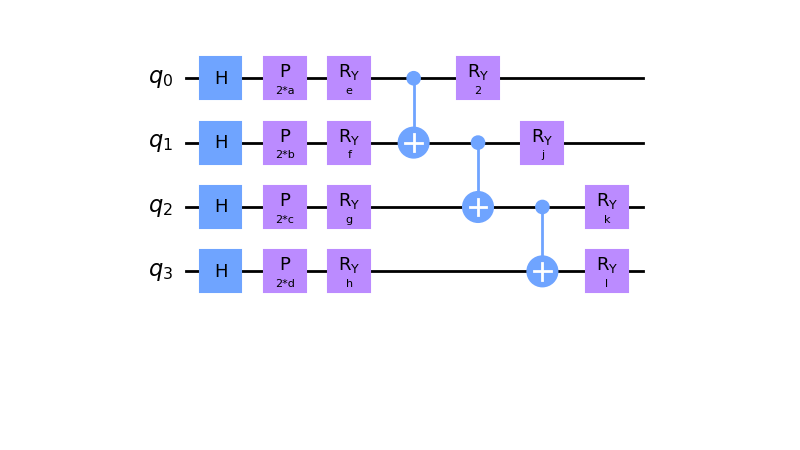
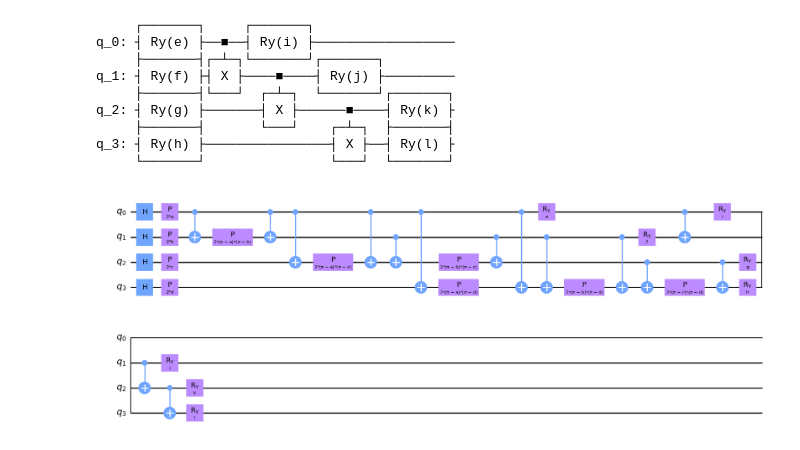
Before and after one commit to chemystery09/Strong-Nuclear-Workforce, a Jupyter notebook: Final_Notebook_Penguins.ipynb, the cells around one changed output. Cells and saved outputs as stored; diff of their text form; code cells hidden in the pictures; blank space fills up the shorter version.

Commit message:
Implemented ZZFeatureMap

```diff
--- a/Final_Notebook_Penguins.ipynb
+++ b/Final_Notebook_Penguins.ipynb
@@ -72,11 +121,20 @@ def create_realamplitudes(num_qubits):
 # %%
 sv = Statevector.from_label('0' * n)
-feature_map = create_zfeaturemap(4)
+feature_map = create_zzfeaturemap(4)
 var_form = create_realamplitudes(4)
 circuit = feature_map.compose(var_form)
 circuit.draw(output='mpl', filename="overallcircuit.png")
 # %% [output]
+     ┌───────┐     ┌───────┐
+q_0: ┤ Ry(e) ├──■──┤ Ry(i) ├──────────────────
+     ├───────┤┌─┴─┐└───────┘┌───────┐
+q_1: ┤ Ry(f) ├┤ X ├────■────┤ Ry(j) ├─────────
+     ├───────┤└───┘  ┌─┴─┐  └───────┘┌───────┐
+q_2: ┤ Ry(g) ├───────┤ X ├──────■────┤ Ry(k) ├
+     ├───────┤       └───┘    ┌─┴─┐  ├───────┤
+q_3: ┤ Ry(h) ├────────────────┤ X ├──┤ Ry(l) ├
+     └───────┘                └───┘  └───────┘
-[figure, old version]
+[figure, new version]
 # %%
 def get_data_dict(params, x):
     parameters = {}
```
Also changed, not shown: parts of 5 cells of this notebook, 1 other file.
